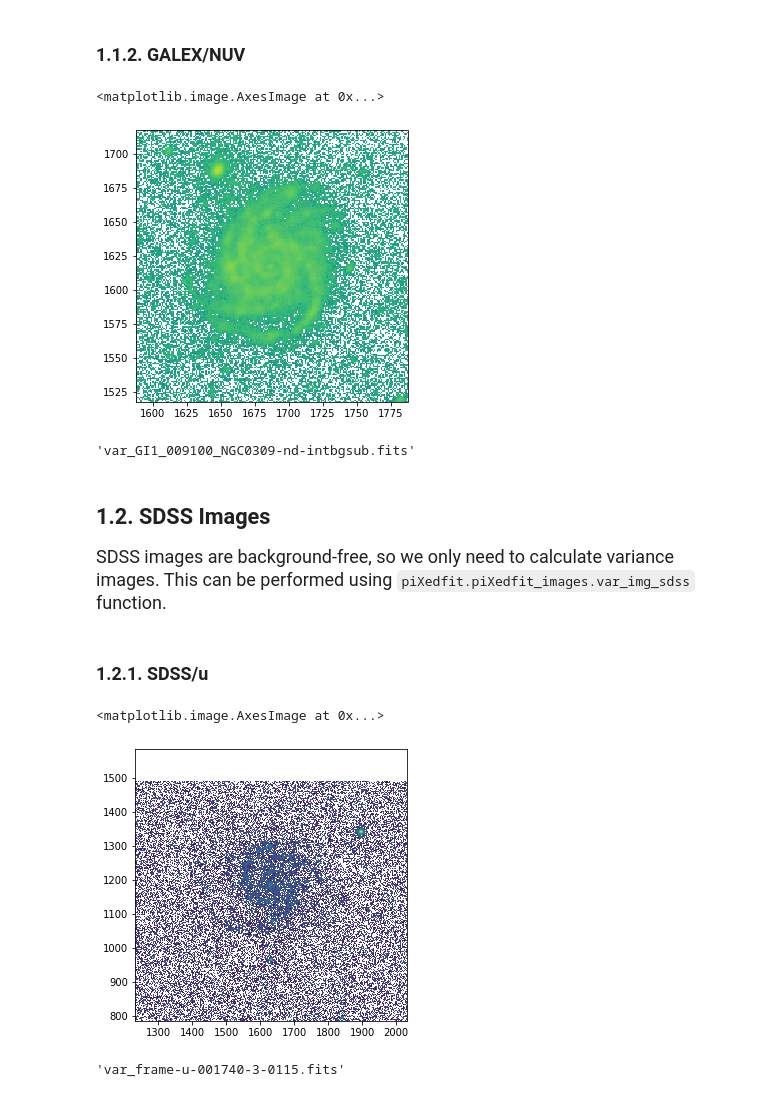
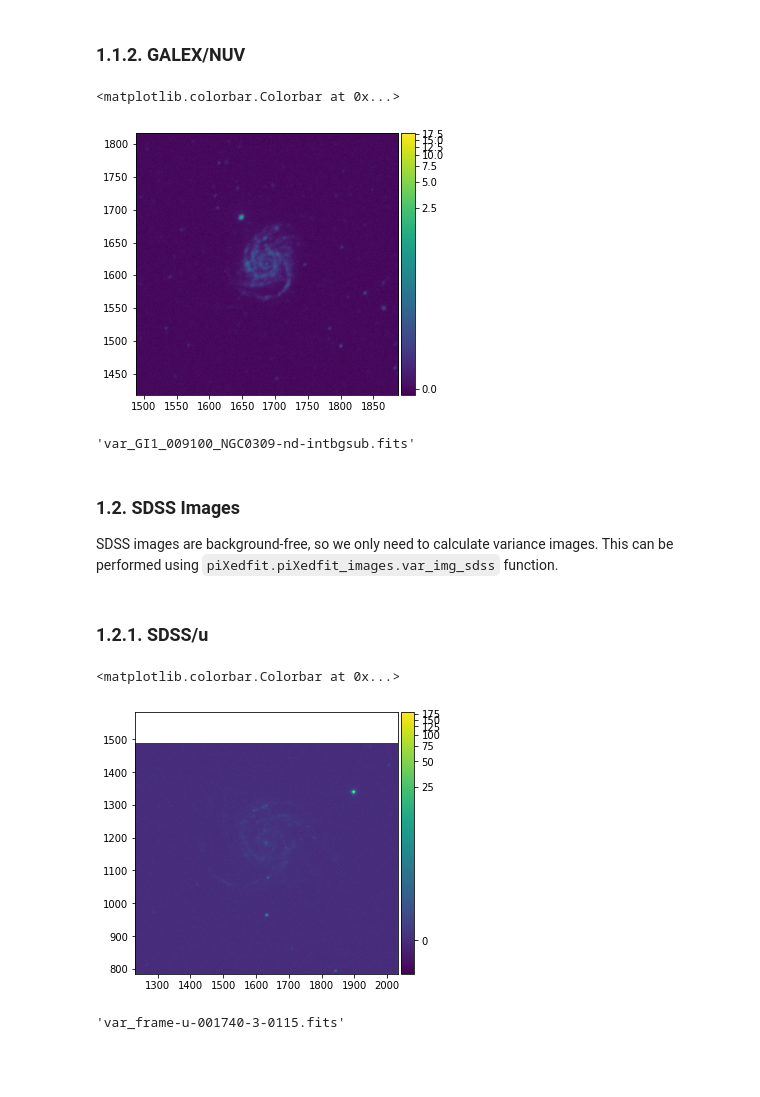
Before and after one commit to aabdurrouf/piXedfit, a Jupyter notebook: examples/FUVtoNIR_CALIFA/Step1_prep_img_proc.ipynb, the cells around one changed output. Saved outputs shown, nothing was run; the diff lists cells and outputs as text; code cells hidden in the pictures; blank space fills up the shorter version.

```diff
--- a/examples/FUVtoNIR_CALIFA/Step1_prep_img_proc.ipynb
+++ b/examples/FUVtoNIR_CALIFA/Step1_prep_img_proc.ipynb
@@ -67,17 +69,22 @@ var_img_GALEX(sci_img=sci_img, skybg_img=skybg_img, filter_name='galex_fuv')
 # %%
 hdu = fits.open("GI1_009100_NGC0309-nd-intbgsub.fits")
 data_image = hdu[0].data
 wcs = WCS(hdu[0].header)
 gal_x, gal_y = wcs.wcs_world2pix(gal_ra, gal_dec, 1)
 hdu.close()
 
-plt.figure(figsize=(5,5))
-plt.xlim(gal_x-100,gal_x+100)
-plt.ylim(gal_y-100,gal_y+100)
-plt.imshow(np.log10(data_image), origin='lower')
+fig1 = plt.figure(figsize=(5,5))
+f1 = plt.subplot()
+plt.xlim(gal_x-200,gal_x+200)
+plt.ylim(gal_y-200,gal_y+200)
+norm = ImageNormalize(stretch=LogStretch())
+im = plt.imshow(data_image, norm=norm, origin='lower')
+divider = make_axes_locatable(f1)
+cax = divider.append_axes("right", size="5%", pad=0.05)
+plt.colorbar(im, cax=cax)
 # %% [output]
-<matplotlib.image.AxesImage at 0x...>
+<matplotlib.colorbar.Colorbar at 0x...>
-[figure, old version]
+[figure, new version]
 # %%
 sci_img = "GI1_009100_NGC0309-nd-intbgsub.fits"
 skybg_img = "GI1_009100_NGC0309-nd-skybg.fits"
@@ -85,8 +92,8 @@ var_img_GALEX(sci_img=sci_img, skybg_img=skybg_img, filter_name='galex_nuv')
 # %% [output]
 'var_GI1_009100_NGC0309-nd-intbgsub.fits'
 # %% [markdown]
-## 1.2. SDSS Images
-<font size="4"> SDSS images are background-free, so we only need to calculate variance images. This can be performed using `piXedfit.piXedfit_images.var_img_sdss` function. </font>
+### 1.2. SDSS Images
+SDSS images are background-free, so we only need to calculate variance images. This can be performed using `piXedfit.piXedfit_images.var_img_sdss` function. </font>
 # %% [markdown]
 ### 1.2.1. SDSS/u
 # %%
@@ -97,13 +104,18 @@ wcs = WCS(hdu[0].header)
 gal_x, gal_y = wcs.wcs_world2pix(gal_ra, gal_dec, 1)
 hdu.close()
 
-plt.figure(figsize=(5,5))
+fig1 = plt.figure(figsize=(5,5))
+f1 = plt.subplot()
 plt.xlim(gal_x-400,gal_x+400)
 plt.ylim(gal_y-400,gal_y+400)
-plt.imshow(np.log10(data_image), origin='lower')
+norm = ImageNormalize(stretch=LogStretch())
+im = plt.imshow(data_image, norm=norm, origin='lower')
+divider = make_axes_locatable(f1)
+cax = divider.append_axes("right", size="5%", pad=0.05)
+plt.colorbar(im, cax=cax)
 # %% [output]
-<matplotlib.image.AxesImage at 0x...>
+<matplotlib.colorbar.Colorbar at 0x...>
-[figure, old version]
+[figure, new version]
 # %%
 from piXedfit.piXedfit_images import var_img_sdss
 
```
Also changed, not shown: parts of 38 cells of this notebook, 7 other files.
